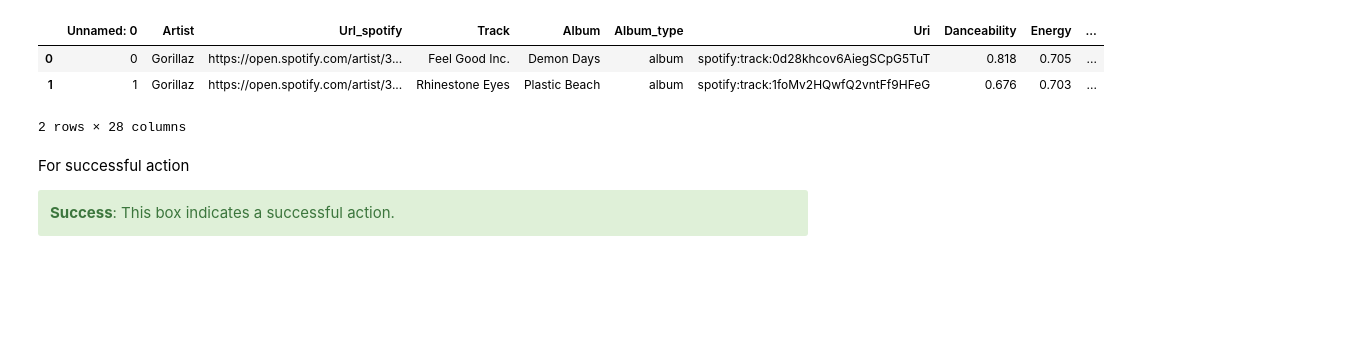
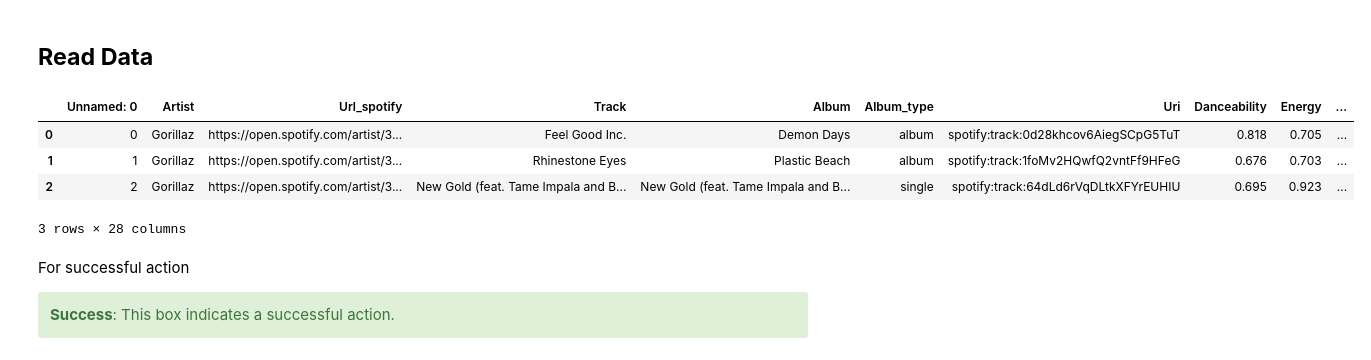
Before and after one commit to Ahadmoen/Spotify_vs_Youtube_EDA, a Jupyter notebook: Analysis/main.ipynb, the cells around one changed output. Cells and saved outputs as stored; diff of their text form; code cells hidden in the pictures; blank space fills up the shorter version.

```diff
--- a/Analysis/main.ipynb
+++ b/Analysis/main.ipynb
@@ -1,15 +1,18 @@
 # %%
 import pandas as pd
 import numpy as np
+# %% [markdown]
+## **Read Data**
 # %%
 df = pd.read_csv('../Data/Spotify_Youtube.csv')
 # %%
-df.head(2)
+df.head(3)
 # %% [output]
 |  | Unnamed: 0 | Artist | Url_spotify | Track | Album | Album_type | Uri | Danceability | Energy | ... |
 | 0 | 0 | Gorillaz | https://open.spotify.com/artist/3... | Feel Good Inc. | Demon Days | album | spotify:track:0d28khcov6AiegSCpG5TuT | 0.818 | 0.705 | ... |
 | 1 | 1 | Gorillaz | https://open.spotify.com/artist/3... | Rhinestone Eyes | Plastic Beach | album | spotify:track:1foMv2HQwfQ2vntFf9HFeG | 0.676 | 0.703 | ... |
+| 2 | 2 | Gorillaz | https://open.spotify.com/artist/3... | New Gold (feat. Tame Impala and B... | New Gold (feat. Tame Impala and B... | single | spotify:track:64dLd6rVqDLtkXFYrEUHIU | 0.695 | 0.923 | ... |
-2 rows × 28 columns
+3 rows × 28 columns
 # %% [markdown]
 For successful action
 <div class='alert alert-block alert-success'>
```
Also changed, not shown: parts of 58 cells of this notebook.
